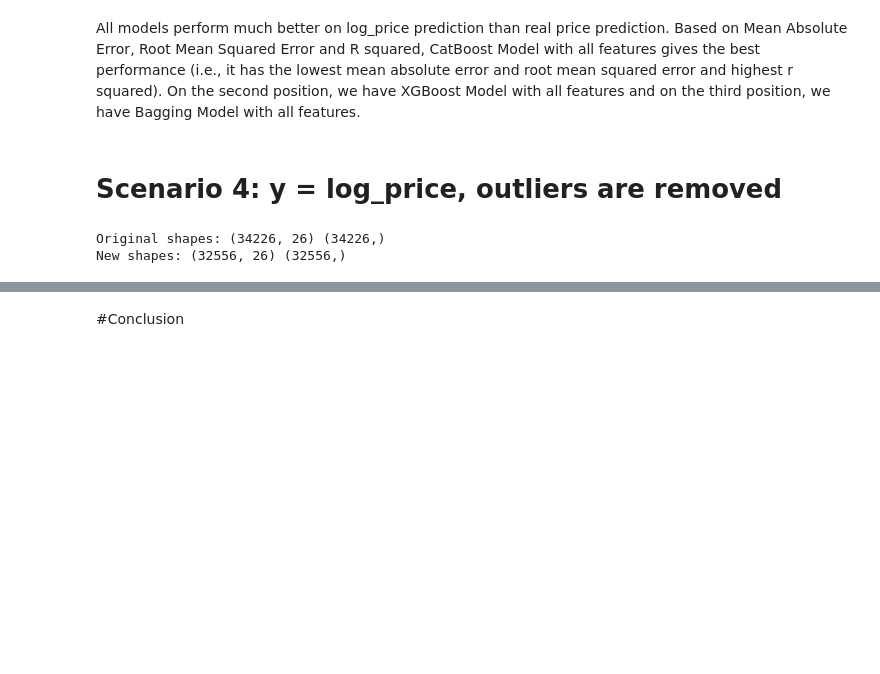
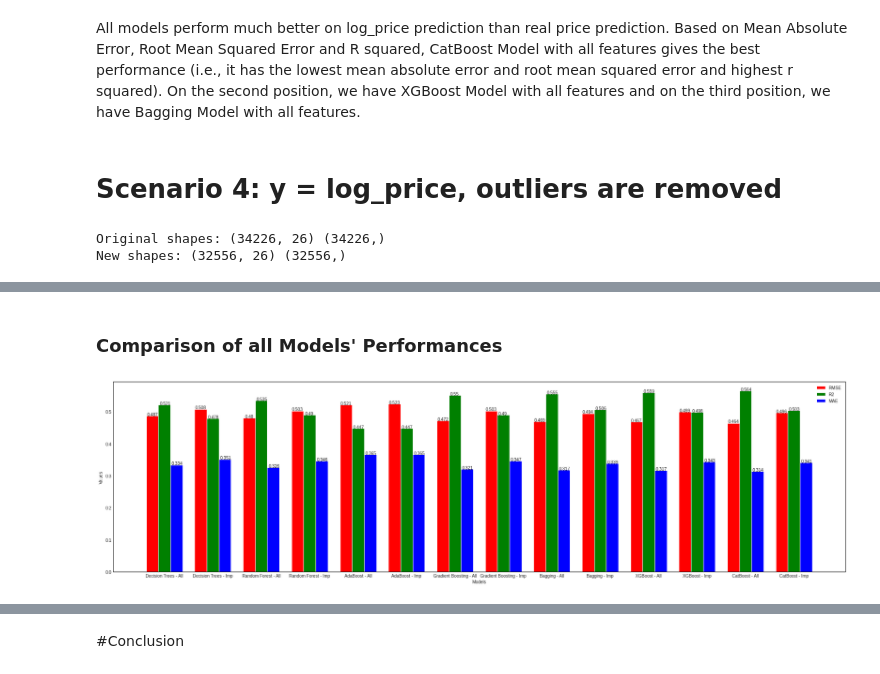
Before and after one commit to nguyen-nhat-mai/ensemble_project, a Jupyter notebook: Airbnb_Price_Prediction.ipynb, the cells around one changed output, grey strips where cells are left out. Drawn from its saved outputs; the diff is of its cells as text; code cells hidden in the pictures; blank space fills up the shorter version.

Commit message:
Add files via upload
Added models for scenario 4, updated results and conclusion

```diff
--- a/Airbnb_Price_Prediction.ipynb
+++ b/Airbnb_Price_Prediction.ipynb
@@ -2427,0 +2518,3 @@ New shapes: (32556, 26) (32556,)
+# %%
+X_pick=feature_df[['host_id','latitude','longitude','dummy_Entire home/apt']].to_numpy()
+X_train_new, X_test_new, y_train_new, y_test_new = train_test_split(X_pick, y_log_price, test_size=0.3, random_state=3)
@@ -2427,0 +2951,10 @@ New shapes: (32556, 26) (32556,)
+# %%
+# Perform the GridSearch
+grid_search_cat2 = GridSearchCV(estimator=model, param_grid=param_grid_cat, cv=3, n_jobs=-1)
+grid_search_cat2.fit(X_train_new_wo,y_train_new_wo)
+
+# Print the best parameters found by the GridSearch
+print(grid_search_cat2.best_params_)
+
+# Make predictions on the test set using the best model
+pred_cat2 = grid_search_cat2.predict(X_test_new)
@@ -2427,0 +2963,7 @@ New shapes: (32556, 26) (32556,)
+# %%
+mae_cat_imp = mean_absolute_error(y_test_new, pred_cat2)
+rmse_cat_imp = np.sqrt(mean_squared_error(y_test_new, pred_cat2))
+r2_cat_imp = r2_score(y_test_new, pred_cat2)
+print('MAE: %f' % mae_cat_imp)
+print('RMSE: %f' % rmse_cat_imp)
+print('R2: %f' % r2_cat_imp)
@@ -2427,0 +2974,59 @@ New shapes: (32556, 26) (32556,)
+# %% [markdown]
+### Comparison of all Models' Performances
+# %%
+import matplotlib.pyplot as plt
+import numpy as np
+
+plt.rcParams['figure.figsize'] = [30, 8]
+
+# Define the model names and the corresponding values for rmse, r2, and mean squared error
+models = ['Decision Trees - All', 'Decision Trees - Imp', 'Random Forest - All', 'Random Forest - Imp', 'AdaBoost - All', 'AdaBoost - Imp', 'Gradient Boosting - All', 'Gradient Boosting - Imp', 'Bagging - All', 'Bagging - Imp', 'XGBoost - All', 'XGBoost - Imp', 'CatBoost - All', 'CatBoost - Imp']
+rmse_values = [rmse_dtr_gs_all, rmse_dtr_imp, rmse_rf_gs_all, rmse_rf_imp, rmse_ada_gs_all, rmse_ada_gs_imp, rmse_gb_all, rmse_gb_imp, rmse_bagging_all, rmse_bagging_imp, rmse_xgb_all, rmse_xgb_imp, rmse_cat_all, rmse_cat_imp]
+r2_values = [r2_dtr_gs_all, r2_dtr_imp, r2_rf_gs_all, r2_rf_imp ,r2_ada_gs_imp, r2_ada_gs_imp, r2_gb_all, r2_gb_imp, r2_bagging_all, r2_bagging_imp, r2_xgb_all, r2_xgb_imp, r2_cat_all, r2_cat_imp]
+mae_values = [mae_dtr_gs_all, mae_dtr_imp, mae_rf_gs_all, mae_rf_imp, mae_ada_gs_imp, mae_ada_gs_imp, mae_gb_all, mae_gb_imp, mae_bagging_all, mae_bagging_imp, mae_xgb_all, mae_xgb_imp, mae_cat_all, mae_cat_imp]
+
+# Set the width of each bar
+bar_width = 0.25
+
+# Set the positions of the bars on the x-axis
+r1 = np.arange(len(rmse_values))
+r2 = [x + bar_width for x in r1]
+r3 = [x + bar_width for x in r2]
+
+# Create the bar chart
+plt.bar(r1, rmse_values, color='r', width=bar_width, edgecolor='white', label='RMSE')
+plt.bar(r2, r2_values, color='g', width=bar_width, edgecolor='white', label='R2')
+plt.bar(r3, mae_values, color='b', width=bar_width, edgecolor='white', label='MAE')
+
+# Add xticks on the middle of the group bars
+plt.xlabel('Models')
+plt.xticks([r + bar_width for r in range(len(rmse_values))], models)
+
+# Add y-axis label
+plt.ylabel('Values')
+
+# Add a legend
+plt.legend()
+
+# Define a function to add data labels to the bar plot
+def add_labels_rmse(values):
+    for i, v in enumerate(values):
+        plt.text(i, v, str(round(v,3)), ha='center')
+
+def add_labels_r2(values):
+    for i, v in enumerate(values):
+        plt.text(i+0.15, v, str(round(v,3)), ha='left')
+
+def add_labels_mae(values):
+    for i, v in enumerate(values):
+        plt.text(i+0.4, v, str(round(v,3)), ha='left')
+
+# Call the function for each bar chart
+add_labels_rmse(rmse_values)
+add_labels_r2(r2_values)
+add_labels_mae(mae_values)
+
+# Show the chart
+plt.show()
+# %% [output]
+[figure, added]
```
Also changed, not shown: parts of 63 cells of this notebook.
